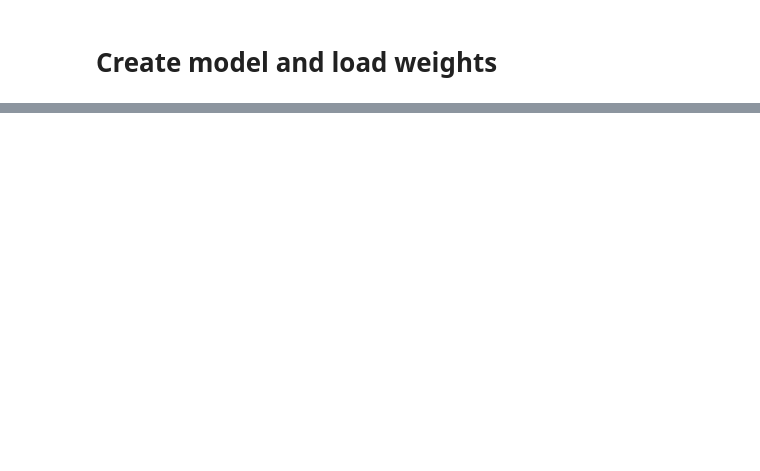
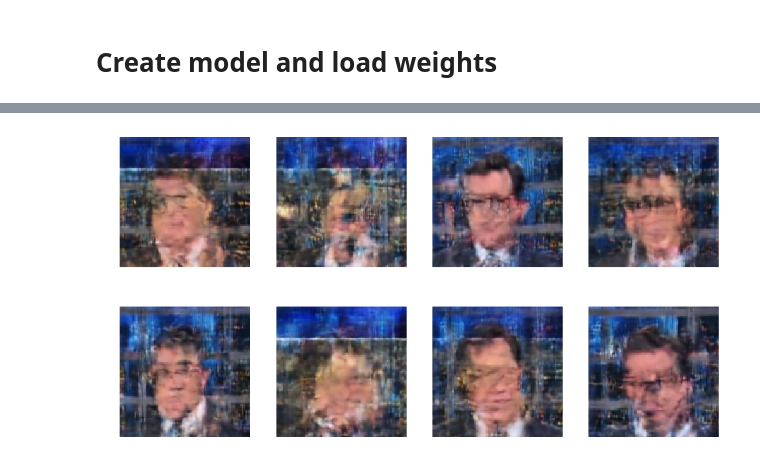
Before and after one commit to ReidWilliams/GANs, a Jupyter notebook: notebooks/working-vanilla-vae-celeba.ipynb, the cells around one changed output, grey strips where cells are left out. Cells and saved outputs as stored; diff of their text form; code cells hidden in the pictures; blank space fills up the shorter version.

```diff
--- a/notebooks/working-vanilla-vae-celeba.ipynb
+++ b/notebooks/working-vanilla-vae-celeba.ipynb
@@ -38,6 +41,6 @@ loss = reconstruction_loss + latent_loss
 optimizer = tf.train.AdamOptimizer(learning_rate=0.0001)
 training_op = optimizer.minimize(loss)
 
-init = tf.global_variables_initializer()
+saver = tf.train.Saver()
 # %%
 sess = tf.InteractiveSession()
@@ -61,0 +87,6 @@ KeyboardInterrupt:
+# %%
+r = np.random.normal(size=(8,128), scale=1.0)
+y = sess.run(decoder, feed_dict={encoder: r})
+imshow(y[0:8])
+# %% [output]
+[figure, added]
```
Also changed, not shown: parts of 10 cells of this notebook.
